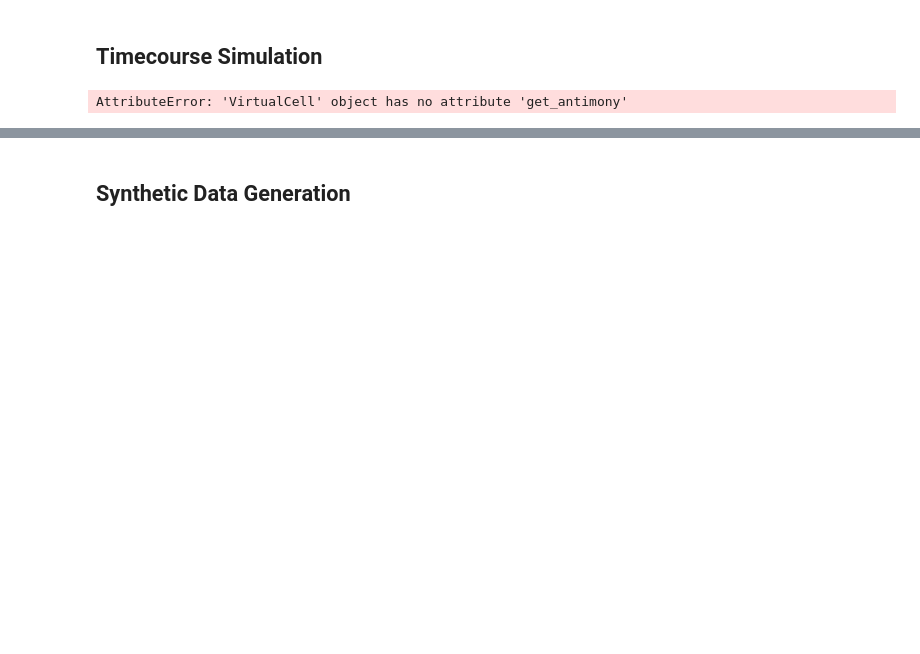
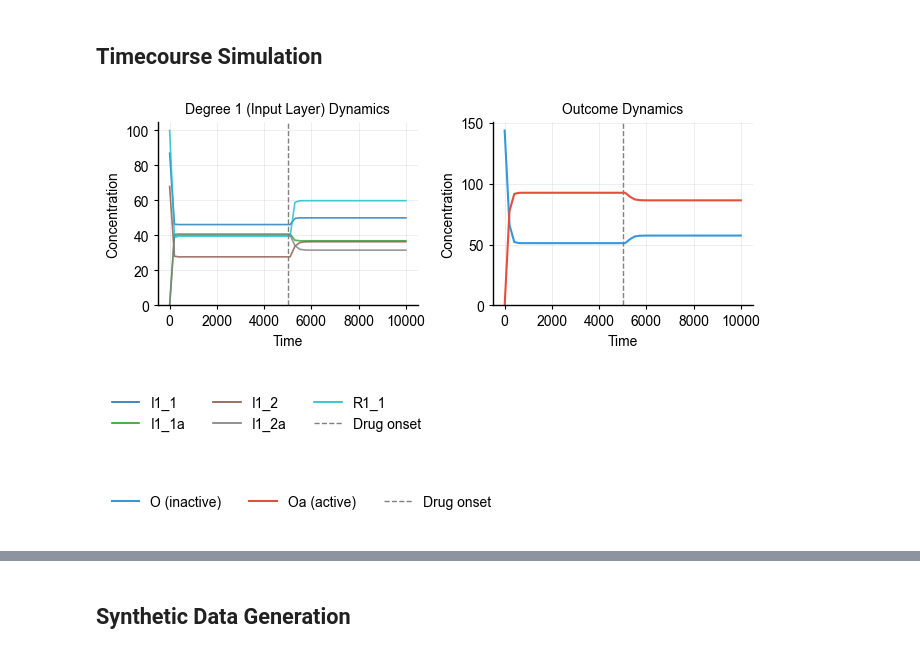
Before and after one commit to synthetic-models/synthetic, a Jupyter notebook: examples/full_example.ipynb, the cells around one changed output, grey strips where cells are left out. Saved outputs shown, nothing was run; the diff lists cells and outputs as text; code cells hidden in the pictures; blank space fills up the shorter version.

```diff
--- a/examples/full_example.ipynb
+++ b/examples/full_example.ipynb
@@ -100,50 +238,63 @@ legend_fig.show()
 ## Timecourse Simulation
 # %%
 from synthetic.Solver.ScipySolver import ScipySolver
+import warnings
 
-antimony = vc.get_antimony()
+antimony = vc.model.get_antimony_model()
 solver = ScipySolver()
-solver.compile(antimony, jit=True)
+solver.compile(antimony, jit=False)
 
 timecourse = solver.simulate(start=0, stop=10000, step=50)
 
 fig_width_mm = 174
 fig_height_mm = 70
 fig, axes = plt.subplots(1, 2, figsize=(fig_width_mm * MM_TO_INCHES, fig_height_mm * MM_TO_INCHES))
 
-degree1_species = [s for s in timecourse.columns if s.startswith('R1') or s.startswith('I1')]
+# Sort species alphabetically for consistent ordering across solvers
+degree1_species = sorted([s for s in timecourse.columns if s.startswith('R1') or s.startswith('I1')])
 colors = plt.cm.tab10(np.linspace(0, 1, len(degree1_species[:5])))
 for i, species in enumerate(degree1_species[:5]):
     axes[0].plot(timecourse['time'], timecourse[species], color=colors[i], alpha=0.8, linewidth=1.2)
 axes[0].axvline(x=5000, color='gray', linestyle='--', linewidth=1)
-axes[0].set_title('Degree 1 (Input Layer) Dynamics')
-axes[0].set_xlabel('Time')
-axes[0].set_ylabel('Concentration')
+axes[0].set_title('Degree 1 (Input Layer) Dynamics', fontsize=FONT_SIZE)
+axes[0].set_xlabel('Time', fontsize=FONT_SIZE)
+axes[0].set_ylabel('Concentration', fontsize=FONT_SIZE)
 axes[0].set_ylim(bottom=0)
 axes[0].grid(True, alpha=0.3, linewidth=0.5)
+axes[0].tick_params(axis='both', labelsize=FONT_SIZE)
 
 axes[1].plot(timecourse['time'], timecourse['O'], linewidth=1.5, color='#3498db')
 axes[1].plot(timecourse['time'], timecourse['Oa'], linewidth=1.5, color='#e74c3c')
 axes[1].axvline(x=5000, color='gray', linestyle='--', linewidth=1)
-axes[1].set_title('Outcome Dynamics')
-axes[1].set_xlabel('Time')
-axes[1].set_ylabel('Concentration')
+axes[1].set_title('Outcome Dynamics', fontsize=FONT_SIZE)
+axes[1].set_xlabel('Time', fontsize=FONT_SIZE)
+axes[1].set_ylabel('Concentration', fontsize=FONT_SIZE)
 axes[1].set_ylim(bottom=0)
 axes[1].grid(True, alpha=0.3, linewidth=0.5)
+axes[1].tick_params(axis='both', labelsize=FONT_SIZE)
 
 sns.despine()
 plt.tight_layout()
 plt.show()
 
-legend_fig, legend_ax = plt.subplots(figsize=(40 * MM_TO_INCHES, 25 * MM_TO_INCHES))
-legend_ax.legend(
-    handles=[plt.Line2D([0], [0], color='#3498db', lw=1.5, label='O (inactive)'),
-             plt.Line2D([0], [0], color='#e74c3c', lw=1.5, label='Oa (active)'),
-             plt.Line2D([0], [0], color='gray', lw=1, linestyle='--', label='Drug onset')],
-    loc='center',
-    frameon=False
-)
-legend_ax.axis('off')
-legend_fig.show()
+# Separate legend figures (suppress tight_layout warnings)
+legend_fig1, legend_ax1 = plt.subplots(figsize=(50 * MM_TO_INCHES, 20 * MM_TO_INCHES))
+handles1 = [plt.Line2D([0], [0], color=colors[i], lw=1.2, label=species) for i, species in enumerate(degree1_species[:5])]
+handles1.append(plt.Line2D([0], [0], color='gray', lw=1, linestyle='--', label='Drug onset'))
+legend_ax1.legend(handles=handles1, loc='center', frameon=False, fontsize=FONT_SIZE, ncol=3)
+legend_ax1.axis('off')
+plt.show()
+
+legend_fig2, legend_ax2 = plt.subplots(figsize=(40 * MM_TO_INCHES, 15 * MM_TO_INCHES))
+handles2 = [
+    plt.Line2D([0], [0], color='#3498db', lw=1.5, label='O (inactive)'),
+    plt.Line2D([0], [0], color='#e74c3c', lw=1.5, label='Oa (active)'),
+    plt.Line2D([0], [0], color='gray', lw=1, linestyle='--', label='Drug onset')
+]
+legend_ax2.legend(handles=handles2, loc='center', frameon=False, fontsize=FONT_SIZE, ncol=3)
+legend_ax2.axis('off')
+plt.show()
 # %% [output]
-AttributeError: 'VirtualCell' object has no attribute 'get_antimony'
+[figure, added]
+[figure, added]
+[figure, added]
```
Also changed, not shown: parts of 19 cells of this notebook, 1 other file.
